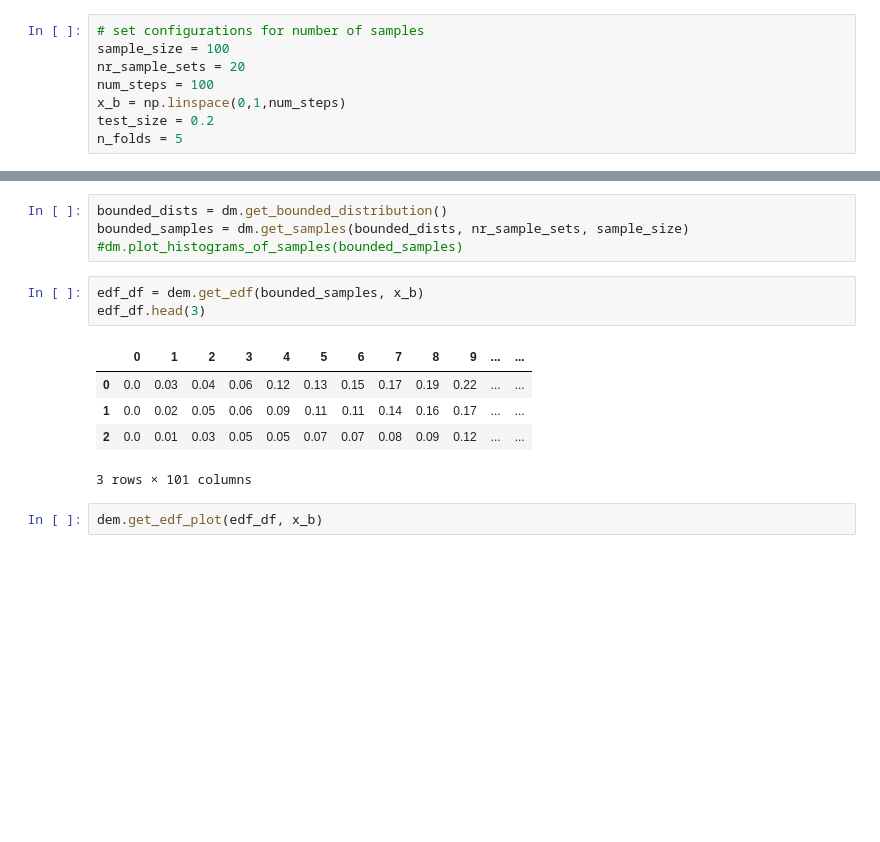
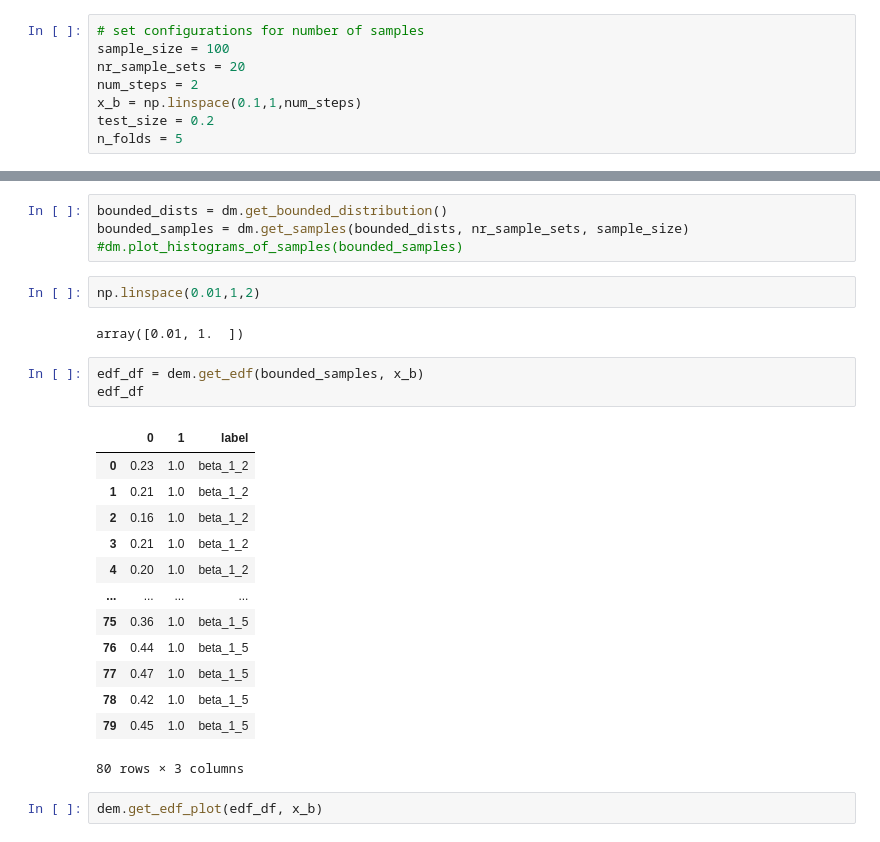
Before and after one commit to sheilafarrahi/thesis, a Jupyter notebook: empirical_districution_function.ipynb, the cells around one changed output, grey strips where cells are left out. Drawn from its saved outputs; the diff is of its cells as text; blank space fills up the shorter version.

```diff
--- a/empirical_districution_function.ipynb
+++ b/empirical_districution_function.ipynb
@@ -21,8 +21,8 @@ def get_default_plt_colors():
 # set configurations for number of samples
 sample_size = 100
 nr_sample_sets = 20
-num_steps = 100
-x_b = np.linspace(0,1,num_steps)
+num_steps = 2
+x_b = np.linspace(0.1,1,num_steps)
 test_size = 0.2
 n_folds = 5
 # %% [markdown]
@@ -31,15 +31,27 @@ n_folds = 5
 bounded_dists = dm.get_bounded_distribution()
 bounded_samples = dm.get_samples(bounded_dists, nr_sample_sets, sample_size)
 #dm.plot_histograms_of_samples(bounded_samples)
+# %%
+np.linspace(0.01,1,2)
+# %% [output]
+array([0.01, 1.  ])
 # %%
 edf_df = dem.get_edf(bounded_samples, x_b)
-edf_df.head(3)
+edf_df
 # %% [output]
-|  | 0 | 1 | 2 | 3 | 4 | 5 | 6 | 7 | 8 | 9 | ... | ... |
-| 0 | 0.0 | 0.03 | 0.04 | 0.06 | 0.12 | 0.13 | 0.15 | 0.17 | 0.19 | 0.22 | ... | ... |
-| 1 | 0.0 | 0.02 | 0.05 | 0.06 | 0.09 | 0.11 | 0.11 | 0.14 | 0.16 | 0.17 | ... | ... |
-| 2 | 0.0 | 0.01 | 0.03 | 0.05 | 0.05 | 0.07 | 0.07 | 0.08 | 0.09 | 0.12 | ... | ... |
+|  | 0 | 1 | label |
+| 0 | 0.23 | 1.0 | beta_1_2 |
+| 1 | 0.21 | 1.0 | beta_1_2 |
+| 2 | 0.16 | 1.0 | beta_1_2 |
+| 3 | 0.21 | 1.0 | beta_1_2 |
+| 4 | 0.20 | 1.0 | beta_1_2 |
+| ... | ... | ... | ... |
+| 75 | 0.36 | 1.0 | beta_1_5 |
+| 76 | 0.44 | 1.0 | beta_1_5 |
+| 77 | 0.47 | 1.0 | beta_1_5 |
+| 78 | 0.42 | 1.0 | beta_1_5 |
+| 79 | 0.45 | 1.0 | beta_1_5 |
-3 rows × 101 columns
+80 rows × 3 columns
 # %%
 dem.get_edf_plot(edf_df, x_b)
 # %% [output]
```
Also changed, not shown: parts of 17 cells of this notebook, 12 other files.
